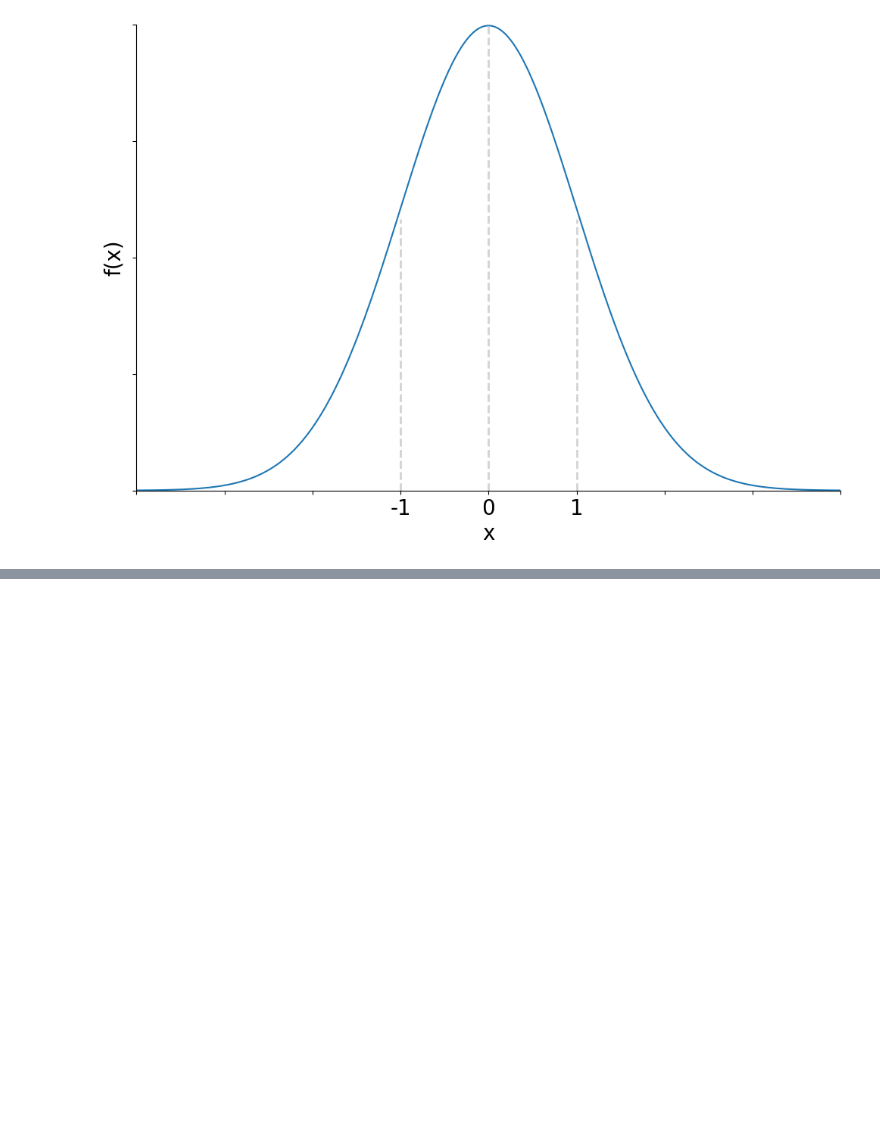
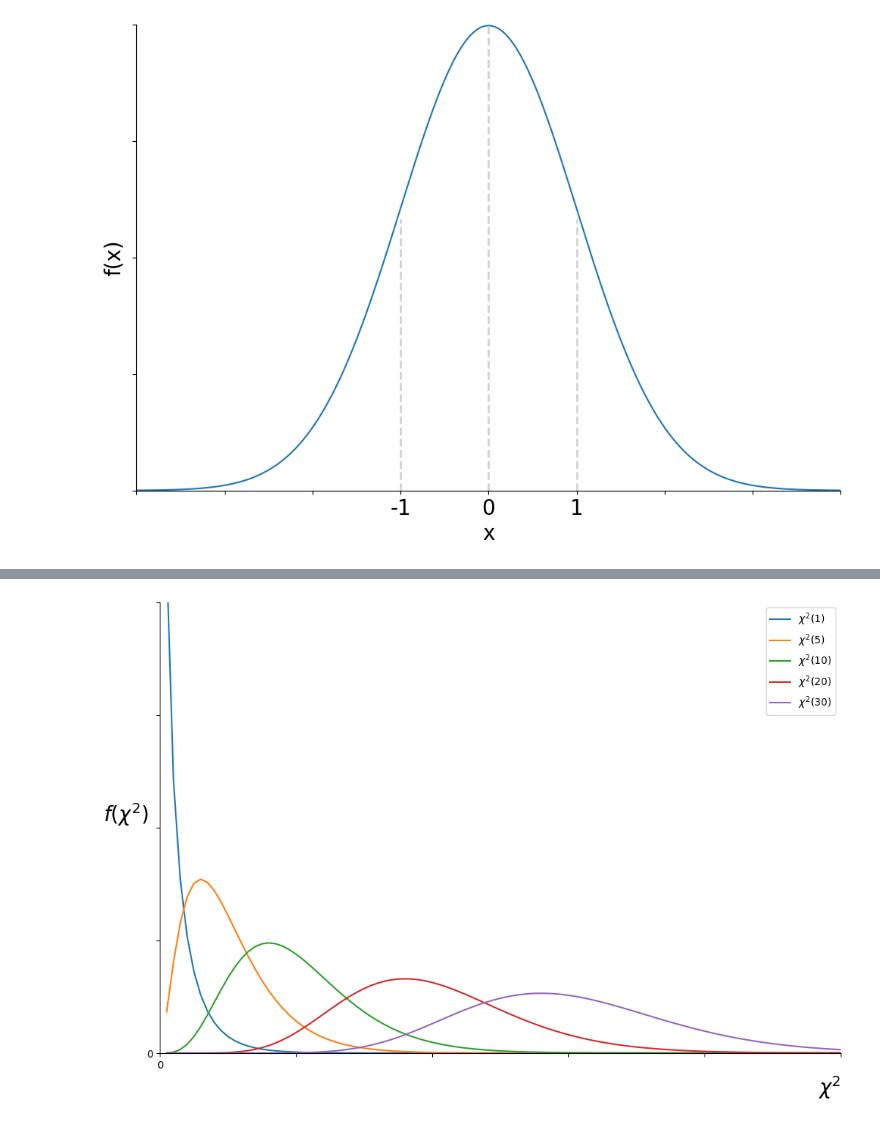
Before and after one commit to lunamundus/python-sas-study, a Jupyter notebook: static_graph.ipynb, the cells around one changed output, grey strips where cells are left out. Cells and saved outputs as stored; diff of their text form; code cells hidden in the pictures; blank space fills up the shorter version.

```diff
--- a/static_graph.ipynb
+++ b/static_graph.ipynb
@@ -125,0 +220,34 @@ plt.show()
+# %%
+import numpy as np
+
+import scipy.stats as stats
+import matplotlib.pyplot as plt
+
+db = np.linspace(0.5, 50, 100)
+
+dfs = [1, 5, 10, 20, 30]
+
+plt.figure(figsize=(12, 8))
+
+for df in dfs:
+    plt.plot(db, stats.chi2(df).pdf(db), label=r'$\chi^2$(' + str(df) + ')')
+
+plt.legend()
+
+plt.xticks(np.arange(0, 51, 10), ['0', '', '', '', '', ''])
+plt.yticks(np.arange(0, 0.41, 0.1), ['0', '', '', '', ''])
+
+plt.xlim(0, 50)
+plt.ylim(0, 0.4)
+
+plt.xlabel(r'$\chi^2$', loc='right')
+plt.ylabel(r'$f(\chi^2)$', loc='center', fontdict={'rotation': 0}, labelpad=20)
+
+plt.rc('axes', labelsize=20)
+
+plt.gca().spines['top'].set_visible(False)
+plt.gca().spines['right'].set_visible(False)
+
+plt.show()
+# %% [output]
+[figure, added]
```
Also changed, not shown: parts of 14 cells of this notebook.
